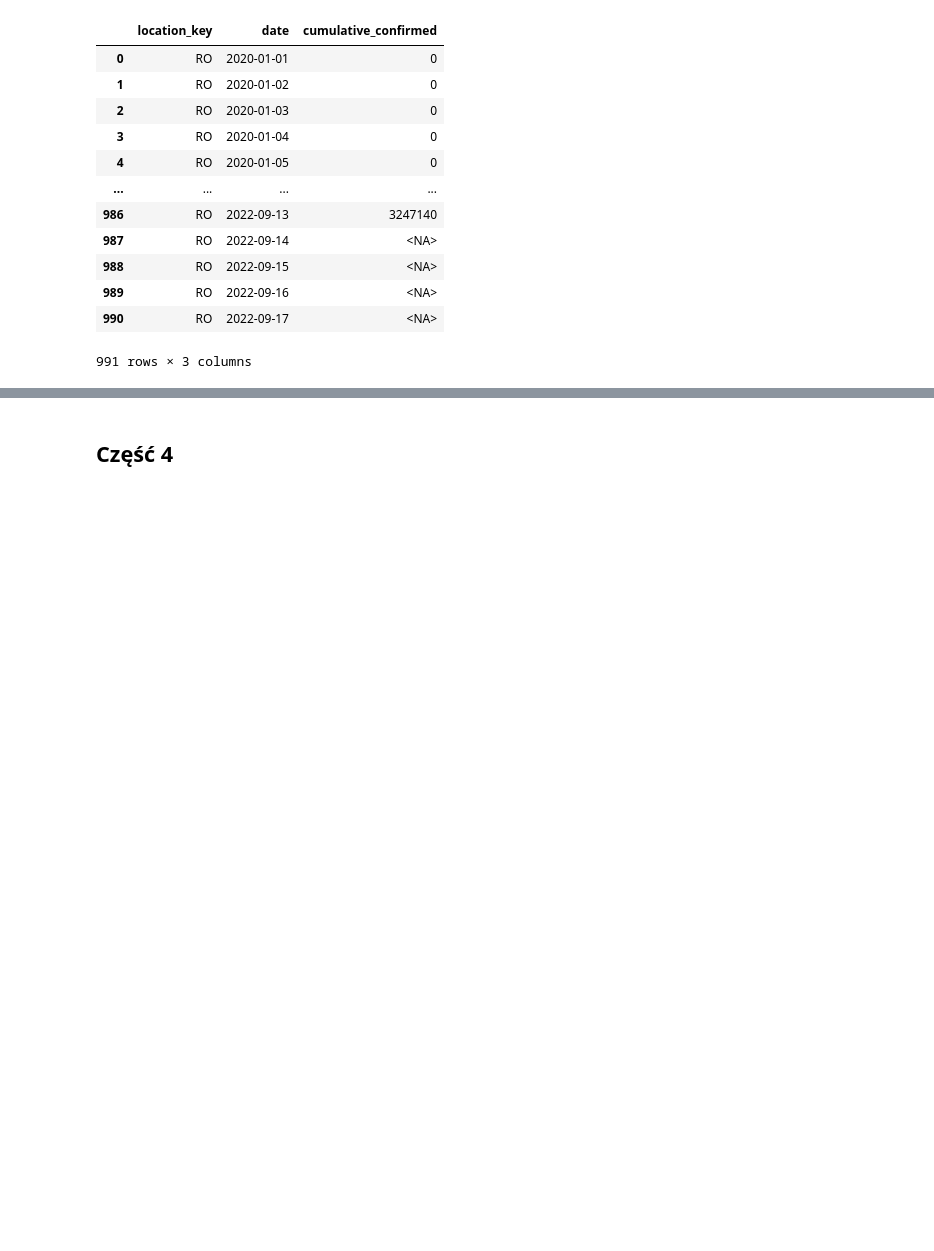
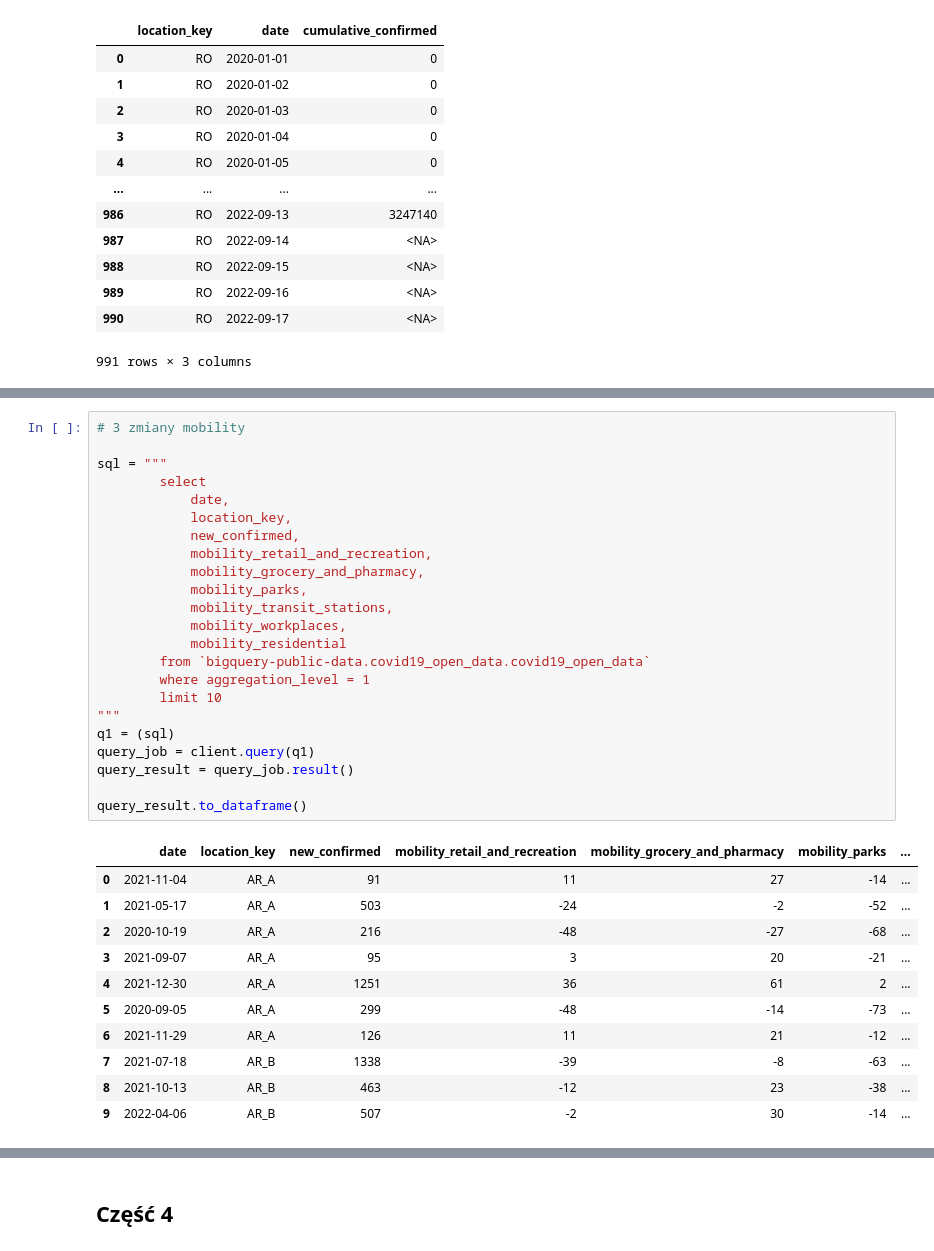
Before and after one commit to piooz/BigData, a Jupyter notebook: zad1/Untitled.ipynb, the cells around one changed output, grey strips where cells are left out. Drawn from its saved outputs; the diff is of its cells as text; blank space fills up the shorter version.

```diff
--- a/zad1/Untitled.ipynb
+++ b/zad1/Untitled.ipynb
@@ -172,0 +241,35 @@ RetryError: Deadline of 600.0s exceeded while calling target function, last exce
+# %%
+# 3 zmiany mobility
+
+sql = """
+        select
+            date,
+            location_key,
+            new_confirmed,
+            mobility_retail_and_recreation,
+            mobility_grocery_and_pharmacy,
+            mobility_parks,
+            mobility_transit_stations,
+            mobility_workplaces,
+            mobility_residential
+        from `bigquery-public-data.covid19_open_data.covid19_open_data`
+        where aggregation_level = 1
+        limit 10
+"""
+q1 = (sql)
+query_job = client.query(q1)
+query_result = query_job.result()
+
+query_result.to_dataframe()
+# %% [output]
+|  | date | location_key | new_confirmed | mobility_retail_and_recreation | mobility_grocery_and_pharmacy | mobility_parks | ... |
+| 0 | 2021-11-04 | AR_A | 91 | 11 | 27 | -14 | ... |
+| 1 | 2021-05-17 | AR_A | 503 | -24 | -2 | -52 | ... |
+| 2 | 2020-10-19 | AR_A | 216 | -48 | -27 | -68 | ... |
+| 3 | 2021-09-07 | AR_A | 95 | 3 | 20 | -21 | ... |
+| 4 | 2021-12-30 | AR_A | 1251 | 36 | 61 | 2 | ... |
+| 5 | 2020-09-05 | AR_A | 299 | -48 | -14 | -73 | ... |
+| 6 | 2021-11-29 | AR_A | 126 | 11 | 21 | -12 | ... |
+| 7 | 2021-07-18 | AR_B | 1338 | -39 | -8 | -63 | ... |
+| 8 | 2021-10-13 | AR_B | 463 | -12 | 23 | -38 | ... |
+| 9 | 2022-04-06 | AR_B | 507 | -2 | 30 | -14 | ... |
```
Also changed, not shown: parts of 10 cells of this notebook.
